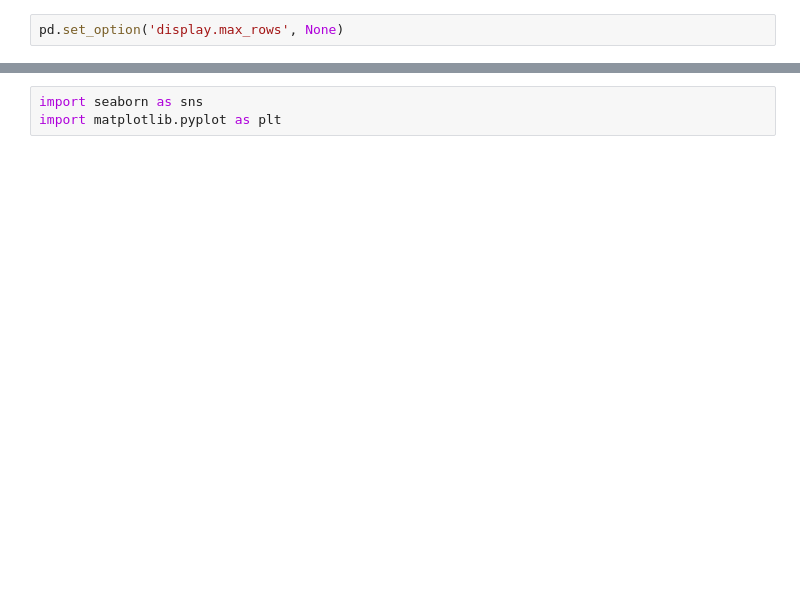
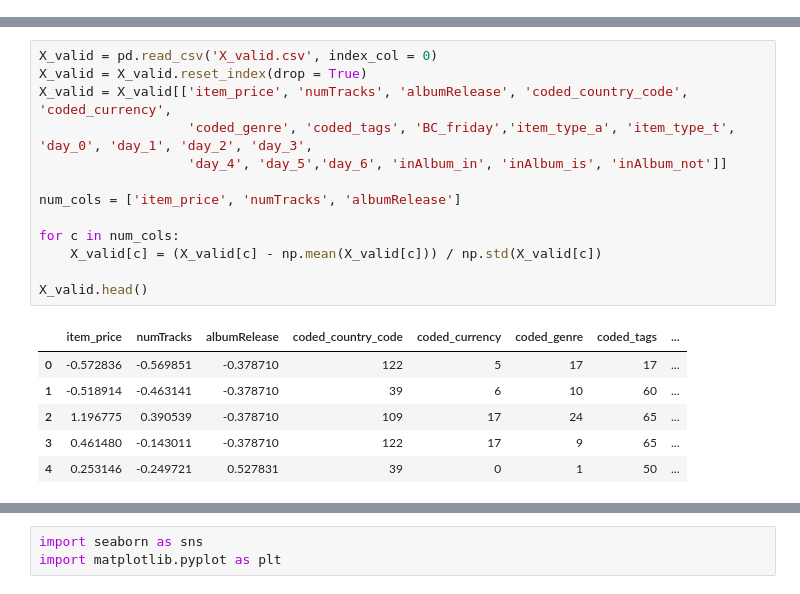
Before and after one commit to Maevezw/Master-Thesis, a Jupyter notebook: EE-training.ipynb, the cells around one changed output, grey strips where cells are left out. Drawn from its saved outputs; the diff is of its cells as text; blank space fills up the shorter version.

```diff
--- a/EE-training.ipynb
+++ b/EE-training.ipynb
@@ -8,2 +0,0 @@ from math import sqrt
-# %%
-pd.set_option('display.max_rows', None)
@@ -493,0 +31,20 @@ error_df['error'] = error_df['true'] - error_df['pred']
+# %%
+X_valid = pd.read_csv('X_valid.csv', index_col = 0)
+X_valid = X_valid.reset_index(drop = True)
+X_valid = X_valid[['item_price', 'numTracks', 'albumRelease', 'coded_country_code', 'coded_currency',
+                   'coded_genre', 'coded_tags', 'BC_friday','item_type_a', 'item_type_t', 'day_0', 'day_1', 'day_2', 'day_3',
+                   'day_4', 'day_5','day_6', 'inAlbum_in', 'inAlbum_is', 'inAlbum_not']]
+
+num_cols = ['item_price', 'numTracks', 'albumRelease']
+
+for c in num_cols:
+    X_valid[c] = (X_valid[c] - np.mean(X_valid[c])) / np.std(X_valid[c])
+
+X_valid.head()
+# %% [output]
+|  | item_price | numTracks | albumRelease | coded_country_code | coded_currency | coded_genre | coded_tags | ... |
+| 0 | -0.572836 | -0.569851 | -0.378710 | 122 | 5 | 17 | 17 | ... |
+| 1 | -0.518914 | -0.463141 | -0.378710 | 39 | 6 | 10 | 60 | ... |
+| 2 | 1.196775 | 0.390539 | -0.378710 | 109 | 17 | 24 | 65 | ... |
+| 3 | 0.461480 | -0.143011 | -0.378710 | 122 | 17 | 9 | 65 | ... |
+| 4 | 0.253146 | -0.249721 | 0.527831 | 39 | 0 | 1 | 50 | ... |
```
Also changed, not shown: parts of 119 cells of this notebook.
